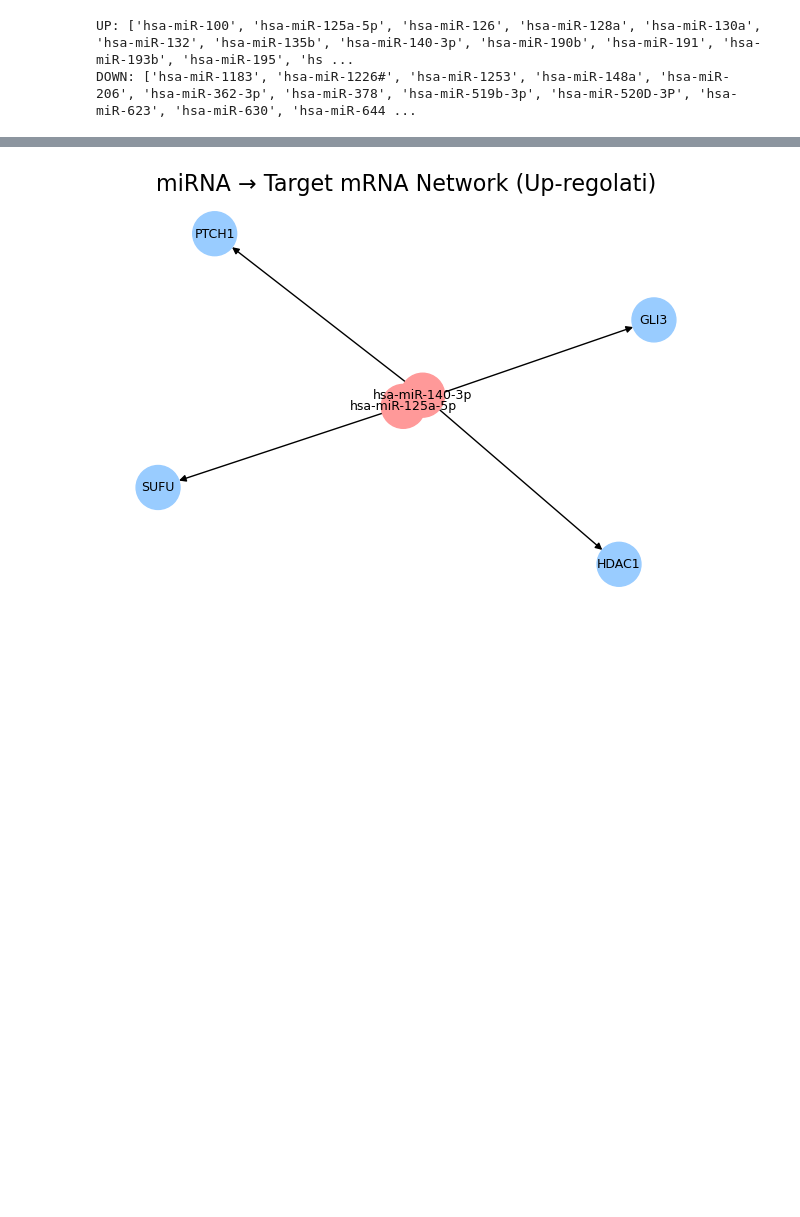
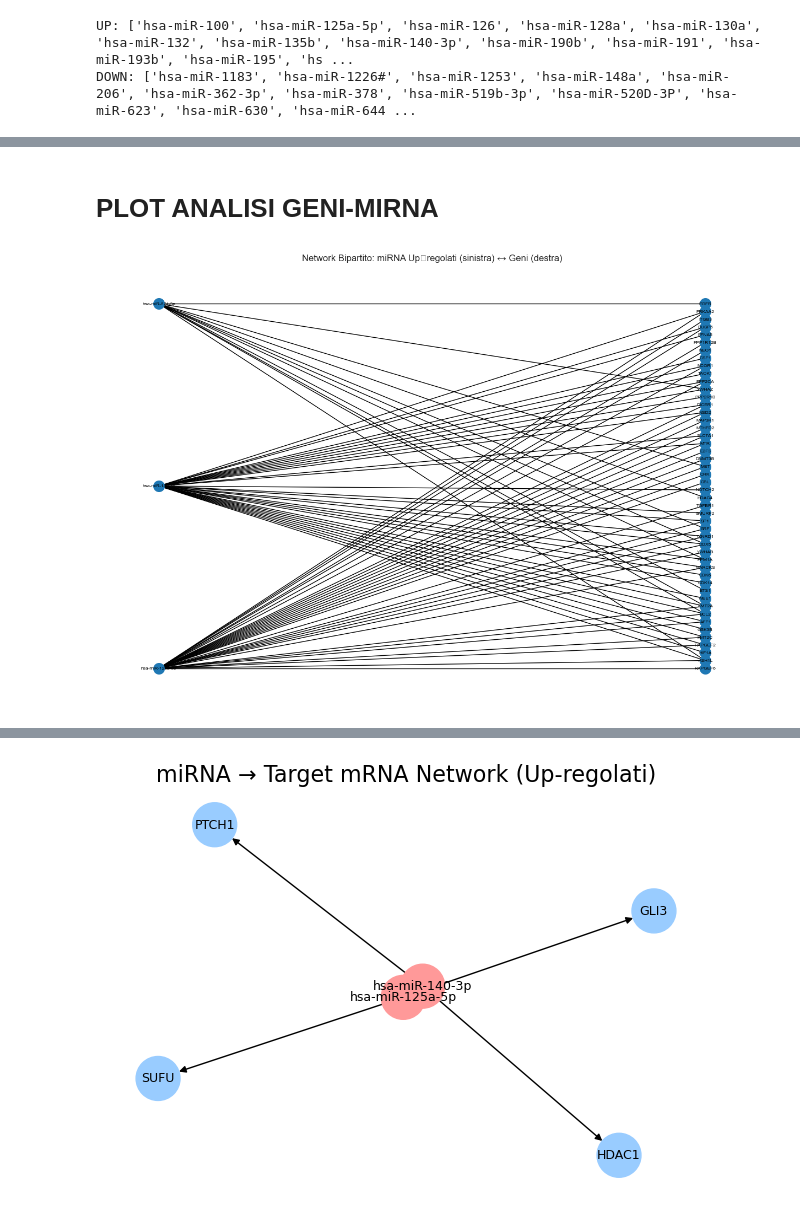
Before and after one commit to stefano899/BioInformatics, a Jupyter notebook: SonicHedeghog_Analysis.ipynb, the cells around one changed output, grey strips where cells are left out. Saved outputs shown, nothing was run; the diff lists cells and outputs as text; code cells hidden in the pictures; blank space fills up the shorter version.

```diff
--- a/SonicHedeghog_Analysis.ipynb
+++ b/SonicHedeghog_Analysis.ipynb
@@ -88,0 +100,20 @@ DOWN: ['hsa-miR-1183', 'hsa-miR-1226#', 'hsa-miR-1253', 'hsa-miR-148a', 'hsa-miR
+# %%
+import pandas as pd
+import numpy as np
+
+# ───────────────────────── 1. Geni di interesse ──────────────────────────
+gene_list = [
+    'MET','EGFR','SMAD2','GSK3B','BCL2','CDK6','TGFBR1','CRK','EFNA5','ITGB3',
+    'E2F3','SP1','CSF1','HIF1A','RAPGEF2','KMT2A','YWHAB','DDX5','NOTCH2','CBL',
+    'NSD2','PPP2R1B','YWHAZ','PPP2CA','RAPGEF6','ASH1L','KMT2C','AFF1','WEE1',
+    'SMURF2','DICER1','PBX1','ETS1','CDK14','MARCKS','PPM1A','NEO1','TXNRD1',
+    'SRF','HDAC4','DNMT3B','MTR','SLC7A1','MTHFD2','MAP3K1','TAOK1','NCOR1',
+    'PPP1R12B','DUSP5','PRKAA2'
+]
+
+gene_name_mirna_name_up = tar[(tar['gene_name'].isin(gene_list)) & (tar['mirna_name'].isin(up_mirnas))]
+
+
+gene_name_mirna_name_down = tar[(tar['gene_name'].isin(gene_list)) & (tar['mirna_name'].isin(down_mirnas))]
+
+gene_name_mirna_name_down
@@ -88,0 +134,37 @@ DOWN: ['hsa-miR-1183', 'hsa-miR-1226#', 'hsa-miR-1253', 'hsa-miR-148a', 'hsa-miR
+# %% [markdown]
+# PLOT ANALISI GENI-MIRNA
+# %%
+import networkx as nx
+import matplotlib.pyplot as plt
+from networkx.algorithms import bipartite
+
+# Filtra le interazioni up‑regolate
+gene_set = set(gene_list)
+gene_up = tar[
+    (tar['gene_name'].isin(gene_set)) &
+    (tar['mirna_name'].isin(up_mirnas))
+]
+
+# Costruisci il grafo bipartito
+G_up = nx.Graph()
+for _, row in gene_up.iterrows():
+    G_up.add_node(row['mirna_name'], bipartite=0)
+    G_up.add_node(row['gene_name'], bipartite=1)
+    G_up.add_edge(row['mirna_name'], row['gene_name'])
+
+# Calcola il layout (miRNA a sinistra)
+mirna_nodes_up = [n for n, d in G_up.nodes(data=True) if d['bipartite']==0]
+pos_up = bipartite_layout(G_up, mirna_nodes_up)
+
+# Disegna
+plt.figure(figsize=(12, 8))
+nx.draw(G_up, pos_up,
+        with_labels=True,
+        node_size=200,
+        font_size=6)
+plt.title("Network Bipartito: miRNA Up‑regolati (sinistra) ↔ Geni (destra)")
+plt.axis('off')
+plt.subplots_adjust(left=0.05, right=0.95, top=0.95, bottom=0.05)
+plt.show()
+# %% [output]
+[figure, added]
```
Also changed, not shown: parts of 7 cells of this notebook.
